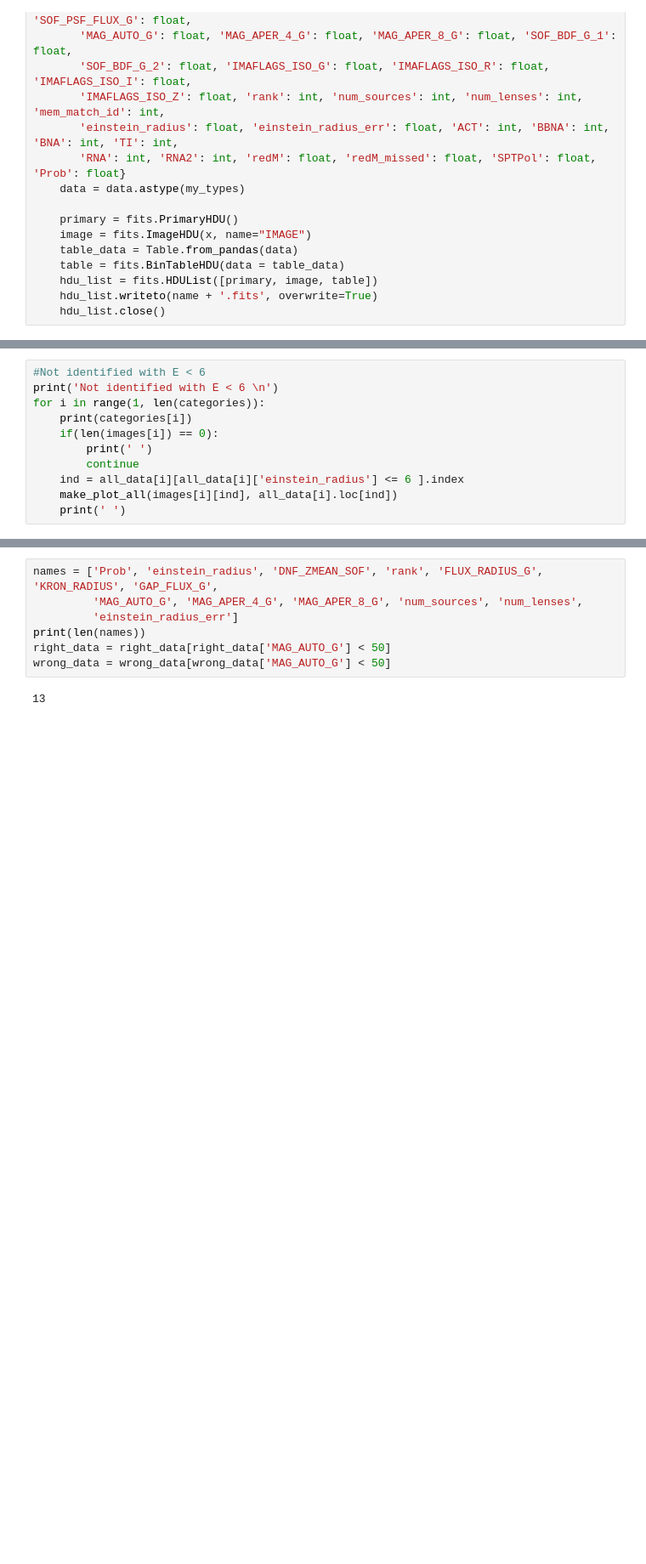
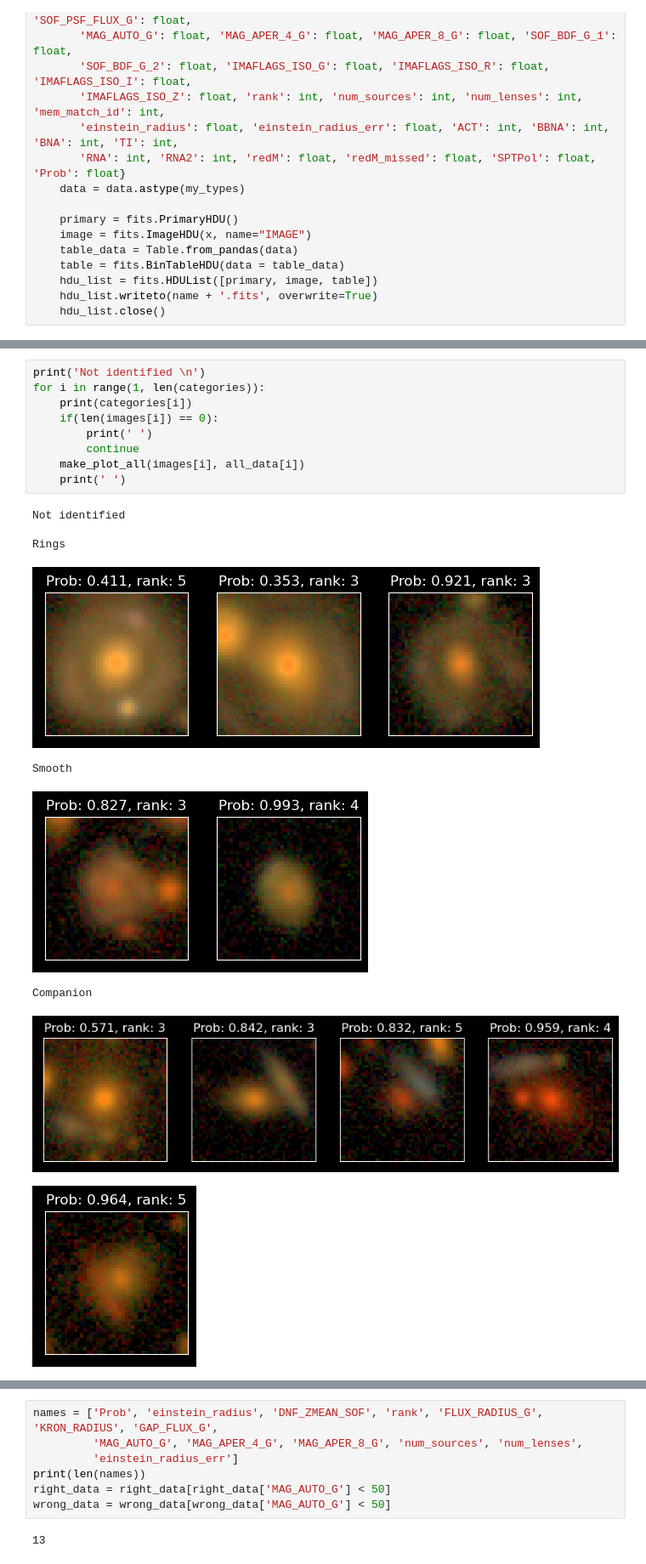
Before and after one commit to JimenaGonzalez/Searching-double-lenses, a Jupyter notebook: vit_cnn_multiclass/Real_lenses_search_Jack.ipynb, the cells around one changed output, grey strips where cells are left out. Shown at 85% size. Cells and saved outputs as stored; diff of their text form; blank space fills up the shorter version.

```diff
--- a/vit_cnn_multiclass/Real_lenses_search_Jack.ipynb
+++ b/vit_cnn_multiclass/Real_lenses_search_Jack.ipynb
@@ -290,14 +291,3 @@ def make_plot_all(objects, data):
                 plt.xticks([], [])
                 plt.yticks([], [])
             plt.show()
-# %%
-#Not identified with E < 6
-print('Not identified with E < 6 \n')
-for i in range(1, len(categories)):
-    print(categories[i])
-    if(len(images[i]) == 0):
-        print(' ')
-        continue
-    ind = all_data[i][all_data[i]['einstein_radius'] <= 6 ].index
-    make_plot_all(images[i][ind], all_data[i].loc[ind])
-    print(' ')
@@ -335,0 +294,19 @@ Crowded
+# %%
+print('Not identified \n')
+for i in range(1, len(categories)):
+    print(categories[i])
+    if(len(images[i]) == 0):
+        print(' ')
+        continue
+    make_plot_all(images[i], all_data[i])
+    print(' ')
+# %% [output]
+Not identified
+
+Rings
+[figure, added]
+Smooth
+[figure, added]
+Companion
+[figure, added]
+[figure, added]
```
Also changed, not shown: parts of 14 cells of this notebook.
